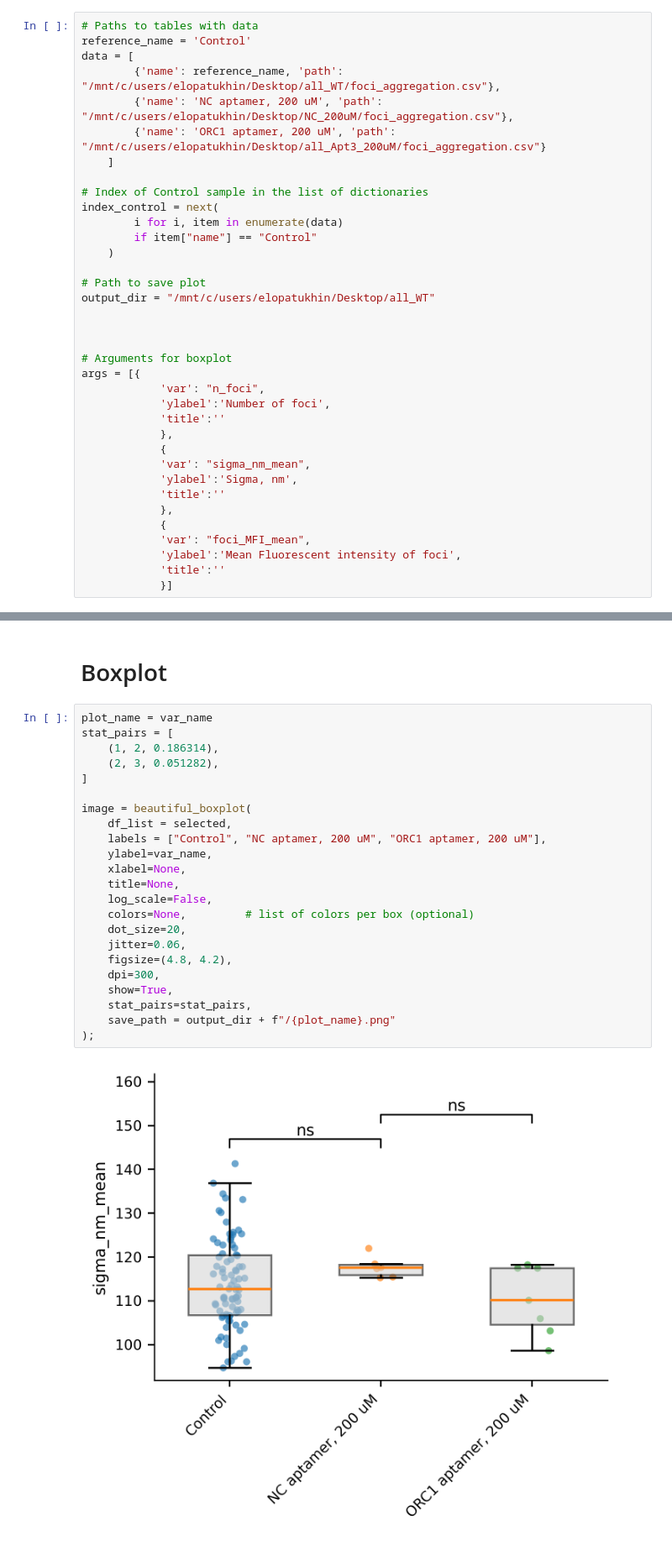
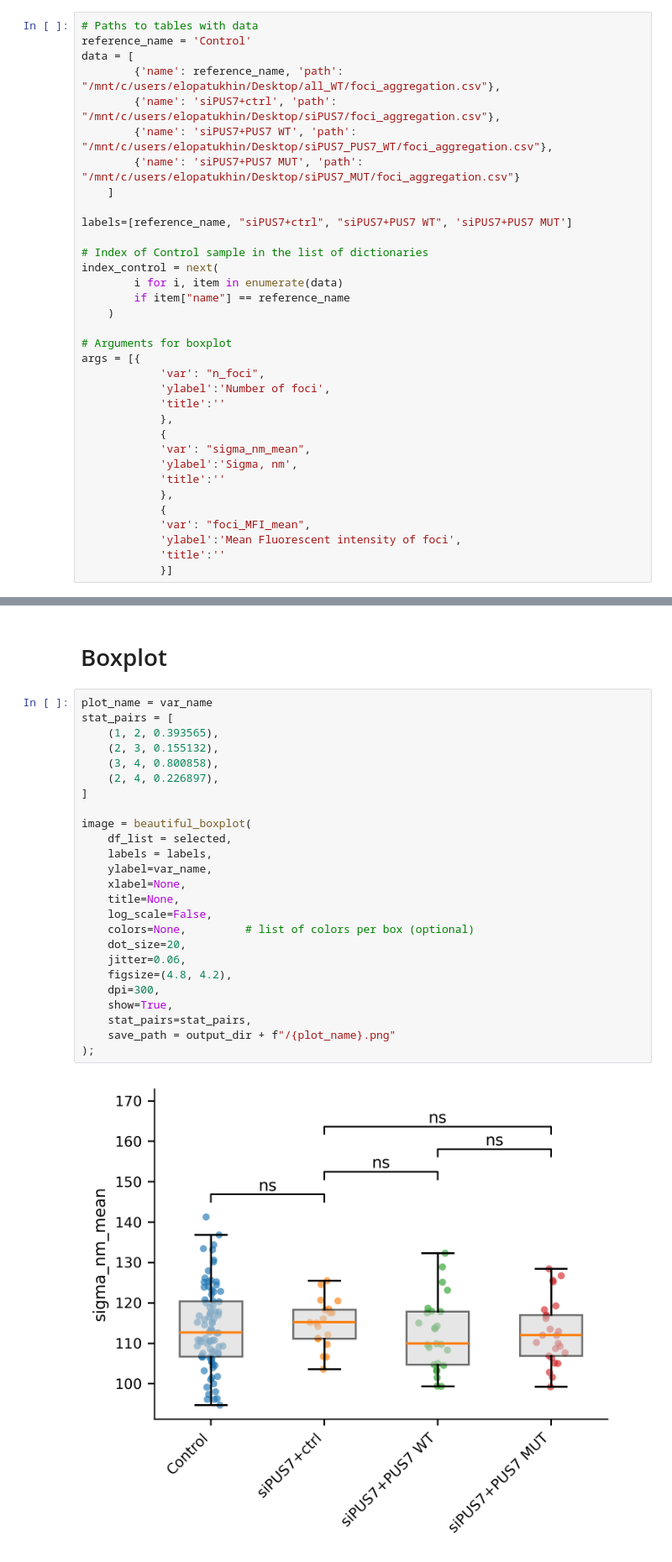
Before and after one commit to Lopatushka/LLPS, a Jupyter notebook: Foci/custom_graphs.ipynb, the cells around one changed output, grey strips where cells are left out. Shown at 84% size. Cells and saved outputs as stored; diff of their text form.

```diff
--- a/Foci/custom_graphs.ipynb
+++ b/Foci/custom_graphs.ipynb
@@ -206,20 +206,18 @@ def beautiful_boxplot(
 reference_name = 'Control'
 data = [
         {'name': reference_name, 'path': "/mnt/c/users/elopatukhin/Desktop/all_WT/foci_aggregation.csv"},
-        {'name': 'NC aptamer, 200 uM', 'path': "/mnt/c/users/elopatukhin/Desktop/NC_200uM/foci_aggregation.csv"},
-        {'name': 'ORC1 aptamer, 200 uM', 'path': "/mnt/c/users/elopatukhin/Desktop/all_Apt3_200uM/foci_aggregation.csv"}
+        {'name': 'siPUS7+ctrl', 'path': "/mnt/c/users/elopatukhin/Desktop/siPUS7/foci_aggregation.csv"},
+        {'name': 'siPUS7+PUS7 WT', 'path': "/mnt/c/users/elopatukhin/Desktop/siPUS7_PUS7_WT/foci_aggregation.csv"},
+        {'name': 'siPUS7+PUS7 MUT', 'path': "/mnt/c/users/elopatukhin/Desktop/siPUS7_MUT/foci_aggregation.csv"}
     ]
+
+labels=[reference_name, "siPUS7+ctrl", "siPUS7+PUS7 WT", 'siPUS7+PUS7 MUT']
 
 # Index of Control sample in the list of dictionaries
 index_control = next(
         i for i, item in enumerate(data)
-        if item["name"] == "Control"
+        if item["name"] == reference_name
     )
-
-# Path to save plot
-output_dir = "/mnt/c/users/elopatukhin/Desktop/all_WT"
-
-
 
 # Arguments for boxplot
 args = [{
@@ -308,25 +323,27 @@ print(mw)
 # %%
 plot_name = var_name
 stat_pairs = [
-    (1, 2, 0.186314),
-    (2, 3, 0.051282),
+    (1, 2, 0.393565),
+    (2, 3, 0.155132),
+    (3, 4, 0.800858),
+    (2, 4, 0.226897),
 ]
 
 image = beautiful_boxplot(
     df_list = selected,
-    labels = ["Control", "NC aptamer, 200 uM", "ORC1 aptamer, 200 uM"],
+    labels = labels,
     ylabel=var_name,
     xlabel=None,
     title=None,
     log_scale=False,
     colors=None,         # list of colors per box (optional)
     dot_size=20,
     jitter=0.06,
     figsize=(4.8, 4.2),
     dpi=300,
     show=True,
     stat_pairs=stat_pairs,
     save_path = output_dir + f"/{plot_name}.png"
 );
 # %% [output]
-[figure, old version]
+[figure, new version]
```
Also changed, not shown: parts of 9 cells of this notebook.
